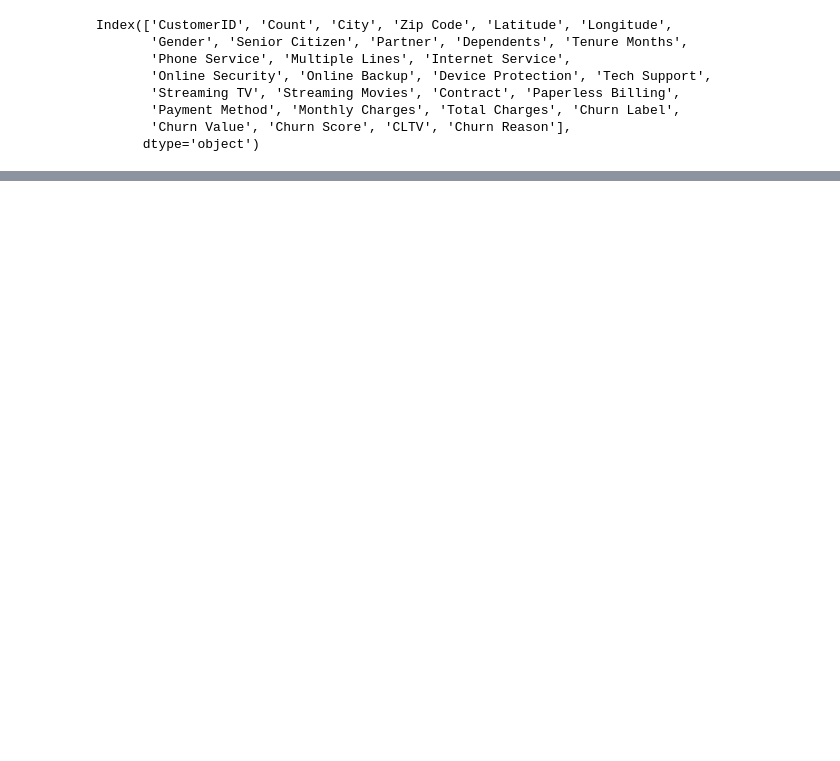
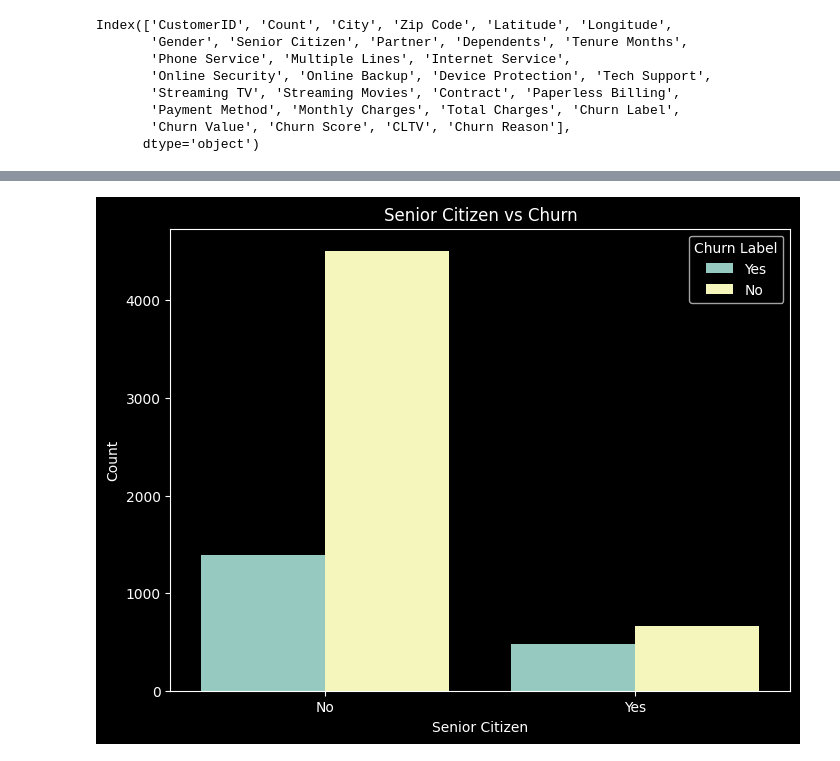
Before and after one commit to Shuchismita2000/customer-churn-prediction, a Jupyter notebook: eda.ipynb, the cells around one changed output, grey strips where cells are left out. Cells and saved outputs as stored; diff of their text form; code cells hidden in the pictures; blank space fills up the shorter version.

```diff
--- a/eda.ipynb
+++ b/eda.ipynb
@@ -207,0 +198,10 @@ ValueError: Could not interpret input 'gender'
+# %%
+# Senior Citizen vs Churn
+plt.figure(figsize=(8, 6))
+sns.countplot(x='Senior Citizen', hue='Churn Label', data=df)
+plt.title('Senior Citizen vs Churn')
+plt.xlabel('Senior Citizen')
+plt.ylabel('Count')
+plt.show()
+# %% [output]
+[figure, added]
```
Also changed, not shown: parts of 29 cells of this notebook.
